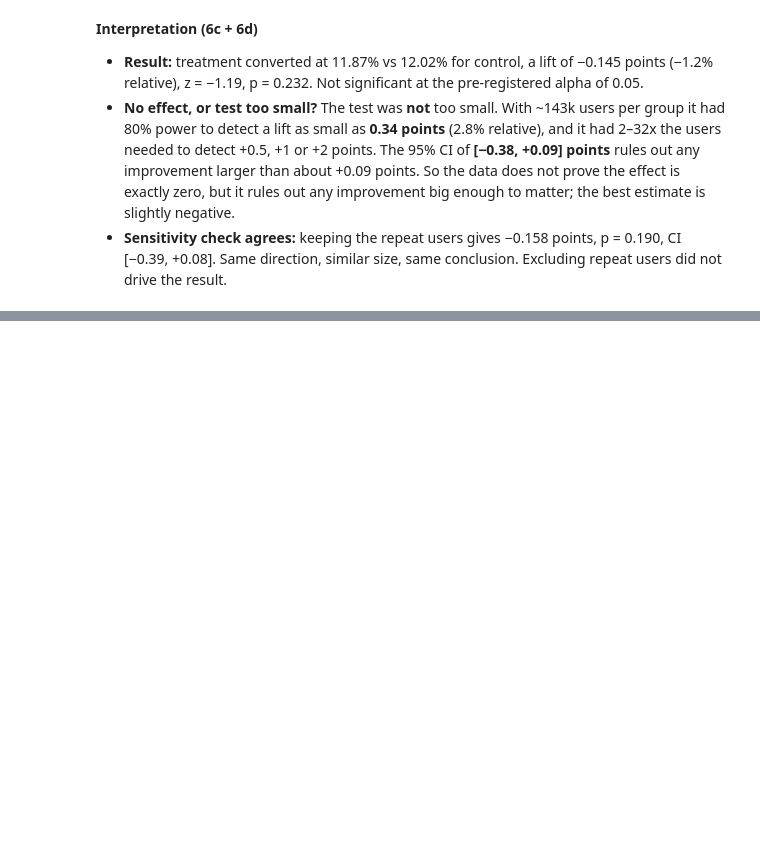
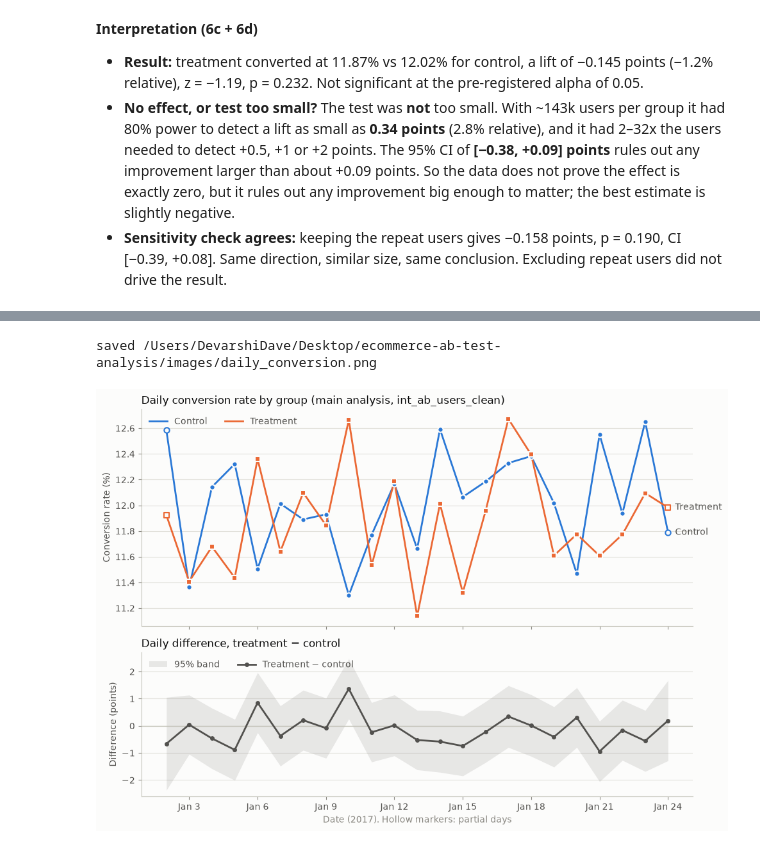
Before and after one commit to DevarshiDave1120-cmd/ecommerce-ab-test-analysis, a Jupyter notebook: notebooks/ab_test_analysis.ipynb, the cells around one changed output, grey strips where cells are left out. Cells and saved outputs as stored; diff of their text form; code cells hidden in the pictures; blank space fills up the shorter version.

```diff
--- a/notebooks/ab_test_analysis.ipynb
+++ b/notebooks/ab_test_analysis.ipynb
@@ -207,0 +217,71 @@ Users per group needed (baseline = control rate 12.0173%):
+# %%
+import matplotlib.pyplot as plt
+import matplotlib.dates as mdates
+from pathlib import Path
+
+daily = client.query(
+    f"SELECT * FROM `{PROJECT}.ab_dbt.fct_daily_conversion` ORDER BY event_date"
+).to_dataframe(create_bqstorage_client=False)
+daily["event_date"] = pd.to_datetime(daily["event_date"])
+assert len(daily) == 46, len(daily)
+
+wide = daily.pivot(index="event_date", columns="experiment_group", values=["users", "conversions"]).astype(float)
+users, conv = wide["users"], wide["conversions"]
+rate = conv / users
+diff_pts = (rate["treatment"] - rate["control"]) * 100
+se_pts = np.sqrt(
+    rate["treatment"] * (1 - rate["treatment"]) / users["treatment"]
+    + rate["control"] * (1 - rate["control"]) / users["control"]
+) * 100
+is_partial = rate.index.isin([rate.index.min(), rate.index.max()])
+
+# Reference palette: categorical slots 1-2, light chart surface and ink.
+COLORS = {"control": "#2a78d6", "treatment": "#eb6834"}
+MARKERS = {"control": "o", "treatment": "s"}
+SURFACE, INK, INK_2, MUTED, GRID, BASELINE = "#fcfcfb", "#0b0b0b", "#52514e", "#898781", "#e1e0d9", "#c3c2b7"
+
+fig, (ax1, ax2) = plt.subplots(
+    2, 1, figsize=(10, 7), sharex=True, gridspec_kw={"height_ratios": [3, 2]}, facecolor=SURFACE
+)
+for ax in (ax1, ax2):
+    ax.set_facecolor(SURFACE)
+    ax.grid(axis="y", color=GRID, linewidth=0.8)
+    ax.set_axisbelow(True)
+    for side in ("top", "right"):
+        ax.spines[side].set_visible(False)
+    for side in ("left", "bottom"):
+        ax.spines[side].set_color(BASELINE)
+    ax.tick_params(colors=MUTED, labelcolor=INK_2)
+
+for group in ["control", "treatment"]:
+    y = rate[group] * 100
+    ax1.plot(y.index, y, color=COLORS[group], linewidth=2, label=group.capitalize(), zorder=2)
+    ax1.scatter(y.index[~is_partial], y[~is_partial], color=COLORS[group], marker=MARKERS[group],
+                s=36, edgecolor=SURFACE, linewidth=1.5, zorder=3)
+    ax1.scatter(y.index[is_partial], y[is_partial], facecolor=SURFACE, edgecolor=COLORS[group],
+                marker=MARKERS[group], s=36, linewidth=1.5, zorder=3)
+    ax1.annotate(group.capitalize(), (y.index[-1], y.iloc[-1]), xytext=(8, 0), textcoords="offset points",
+                 va="center", color=INK_2, fontsize=10)
+ax1.set_ylabel("Conversion rate (%)", color=INK_2)
+ax1.set_title("Daily conversion rate by group (main analysis, int_ab_users_clean)", loc="left", color=INK, fontsize=12)
+ax1.legend(frameon=False, loc="upper left", labelcolor=INK_2, ncol=2)
+
+ax2.axhline(0, color=BASELINE, linewidth=1)
+ax2.fill_between(diff_pts.index, diff_pts - 1.96 * se_pts, diff_pts + 1.96 * se_pts,
+                 color=INK_2, alpha=0.12, linewidth=0, label="95% band")
+ax2.plot(diff_pts.index, diff_pts, color=INK_2, linewidth=2, marker="o", markersize=4, label="Treatment − control")
+ax2.set_ylabel("Difference (points)", color=INK_2)
+ax2.set_title("Daily difference, treatment − control", loc="left", color=INK, fontsize=12)
+ax2.legend(frameon=False, loc="upper left", labelcolor=INK_2, ncol=2)
+ax2.xaxis.set_major_locator(mdates.DayLocator(interval=3))
+ax2.xaxis.set_major_formatter(mdates.DateFormatter("%b %-d"))
+ax2.set_xlabel("Date (2017). Hollow markers: partial days", color=MUTED)
+
+fig.tight_layout()
+out = Path("..") / "images" / "daily_conversion.png"
+fig.savefig(out, dpi=200, facecolor=SURFACE)
+print(f"saved {out.resolve()}")
+plt.show()
+# %% [output]
+saved /Users/DevarshiDave/Desktop/ecommerce-ab-test-analysis/images/daily_conversion.png
+[figure, added]
```
Also changed, not shown: parts of 4 cells of this notebook, 1 other file.
